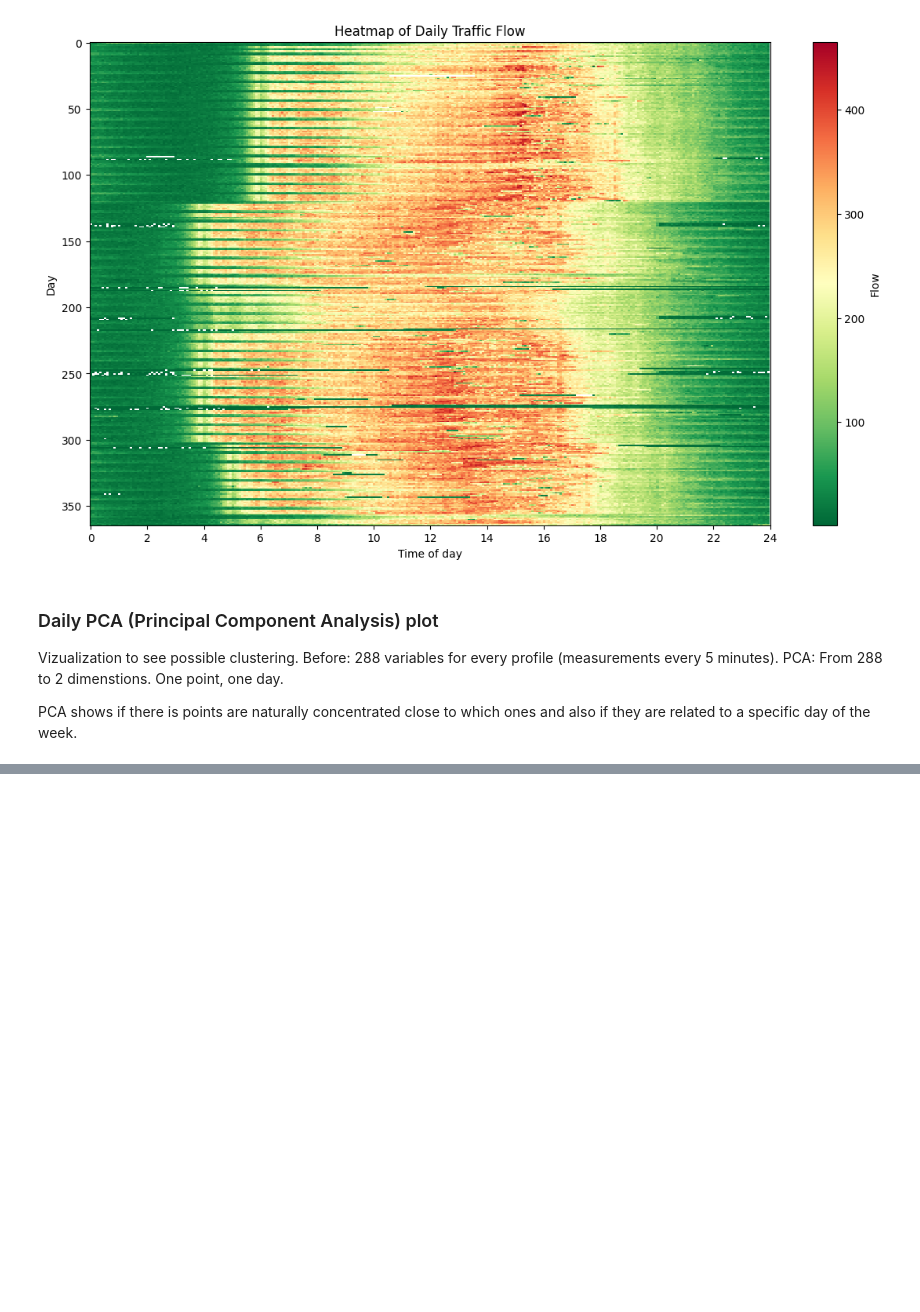
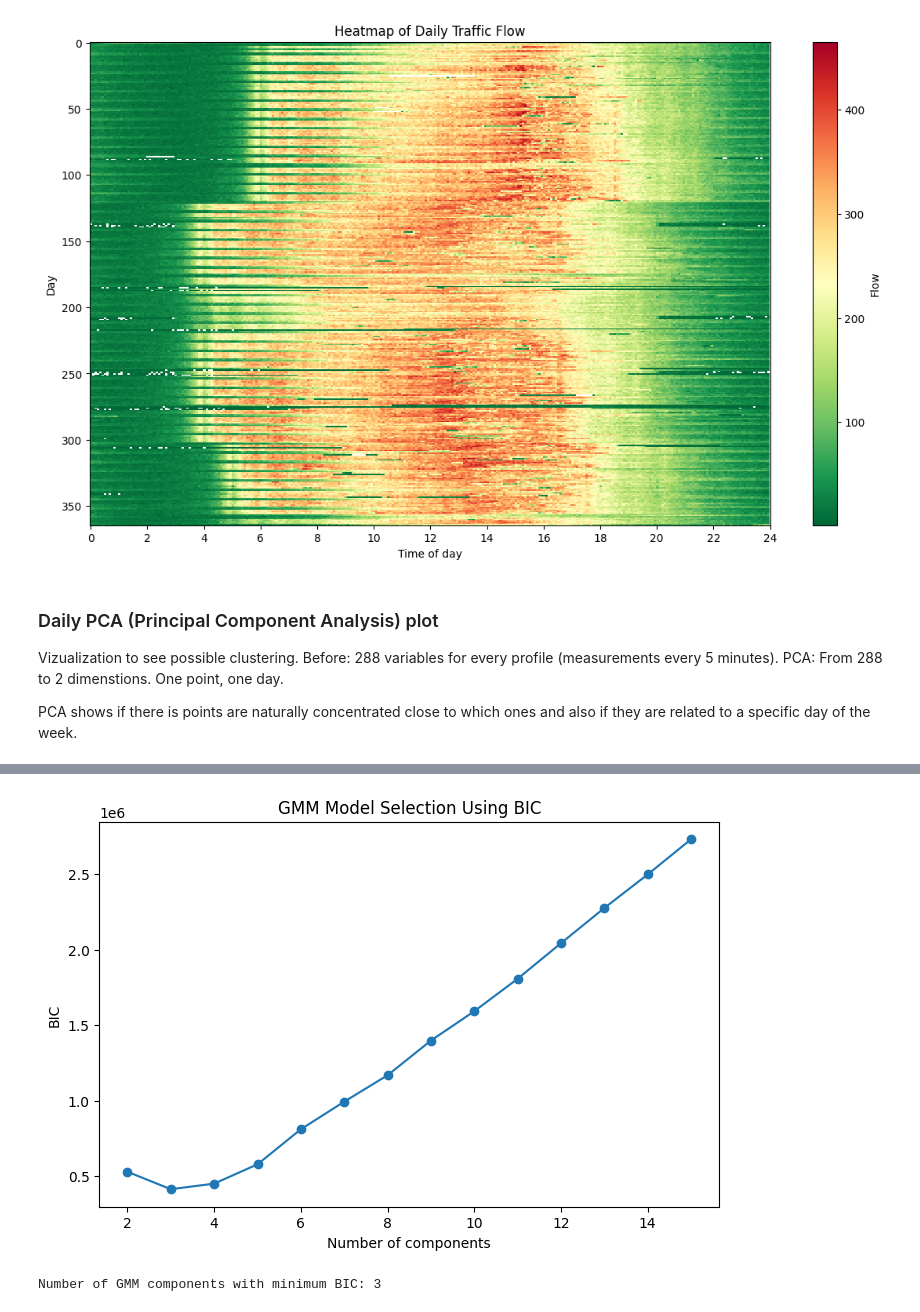
Before and after one commit to mariacastrom00/AI_exercises_MJCM, a Jupyter notebook: assignment3_AH2179_MJCM.ipynb, the cells around one changed output, grey strips where cells are left out. Saved outputs shown, nothing was run; the diff lists cells and outputs as text; code cells hidden in the pictures; blank space fills up the shorter version.

```diff
--- a/assignment3_AH2179_MJCM.ipynb
+++ b/assignment3_AH2179_MJCM.ipynb
@@ -756,0 +408,25 @@ You can use above and below scripts for experimenting with different methods, me
+# %%
+gmm_results = []
+
+for k in range(2, 16):
+    model = GaussianMixture(
+        n_components=k,
+        covariance_type="full",
+        random_state=0,
+        n_init=5
+    )
+    labels = model.fit_predict(X)
+
+    gmm_results.append({
+        "N_components": k,
+        "BIC": model.bic(X),
+        "AIC": model.aic(X),
+        "Silhouette": silhouette_score(X, labels),
+        "Davies_Bouldin": davies_bouldin_score(X, labels),
+        "Calinski_Harabasz": calinski_harabasz_score(X, labels)
+    })
+
+    evaluate_internal(X, labels, "GMM", f"components={k}")
+
+gmm_results_df = pd.DataFrame(gmm_results)
+gmm_results_df
@@ -756,0 +449,15 @@ You can use above and below scripts for experimenting with different methods, me
+# %%
+fig, ax = plt.subplots(figsize=(8, 5))
+ax.plot(gmm_results_df["N_components"], gmm_results_df["BIC"], marker="o")
+ax.set_xlabel("Number of components")
+ax.set_ylabel("BIC")
+ax.set_title("GMM Model Selection Using BIC")
+plt.show()
+
+best_gmm_bic_k = int(
+    gmm_results_df.loc[gmm_results_df["BIC"].idxmin(), "N_components"]
+)
+print("Number of GMM components with minimum BIC:", best_gmm_bic_k)
+# %% [output]
+[figure, added]
+Number of GMM components with minimum BIC: 3
```
Also changed, not shown: parts of 71 cells of this notebook.
